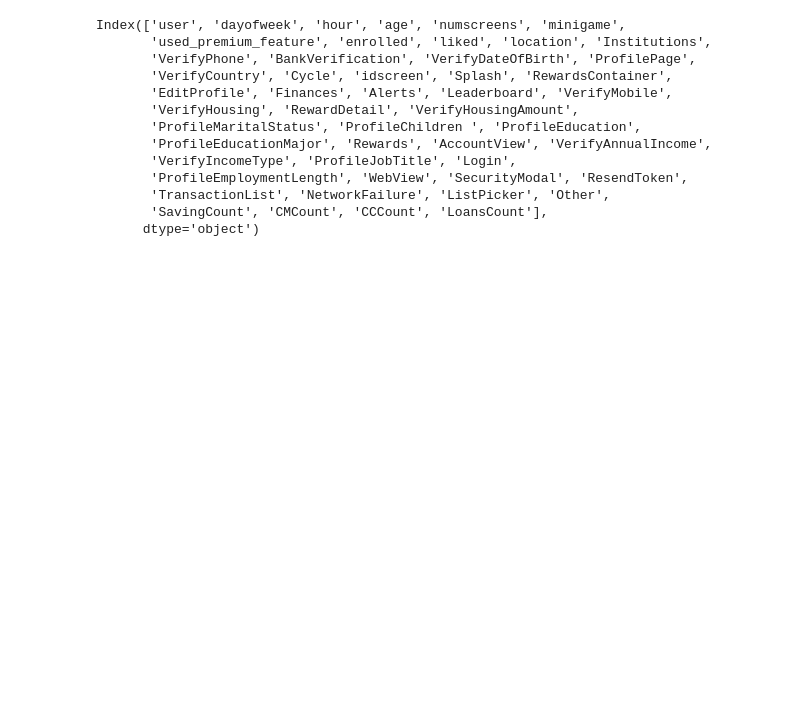
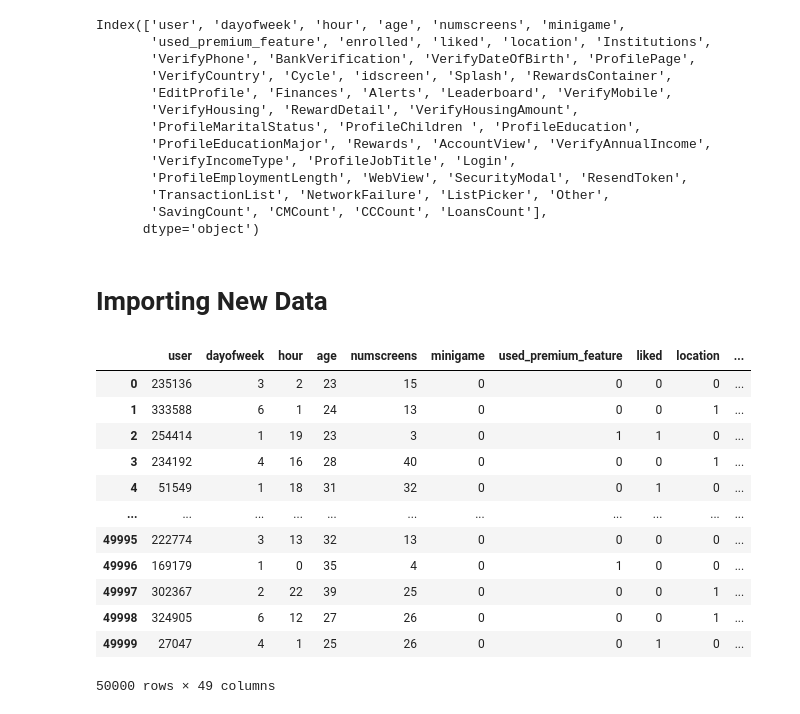
Before and after one commit to yashguptaab99/Directing-Customers-to-Subscription-Through-App-Behavior-Analysis, a Jupyter notebook: Directing_Customers_to_Subscription_Through_App_Behavior_Analysis.ipynb, the cells around one changed output. Saved outputs shown, nothing was run; the diff lists cells and outputs as text; code cells hidden in the pictures; blank space fills up the shorter version.

```diff
--- a/Directing_Customers_to_Subscription_Through_App_Behavior_Analysis.ipynb
+++ b/Directing_Customers_to_Subscription_Through_App_Behavior_Analysis.ipynb
@@ -311,0 +310,23 @@ dataset.to_csv('new_appdata10.csv', index = False)
+# %% [markdown]
+# Importing New Data
+# %%
+dataset = pd.read_csv('new_appdata10.csv')
+dataset.head()
+y = dataset.enrolled
+X = dataset.drop(columns = 'enrolled')
+# %%
+X
+# %% [output]
+|  | user | dayofweek | hour | age | numscreens | minigame | used_premium_feature | liked | location | ... |
+| 0 | 235136 | 3 | 2 | 23 | 15 | 0 | 0 | 0 | 0 | ... |
+| 1 | 333588 | 6 | 1 | 24 | 13 | 0 | 0 | 0 | 1 | ... |
+| 2 | 254414 | 1 | 19 | 23 | 3 | 0 | 1 | 1 | 0 | ... |
+| 3 | 234192 | 4 | 16 | 28 | 40 | 0 | 0 | 0 | 1 | ... |
+| 4 | 51549 | 1 | 18 | 31 | 32 | 0 | 0 | 1 | 0 | ... |
+| ... | ... | ... | ... | ... | ... | ... | ... | ... | ... | ... |
+| 49995 | 222774 | 3 | 13 | 32 | 13 | 0 | 0 | 0 | 0 | ... |
+| 49996 | 169179 | 1 | 0 | 35 | 4 | 0 | 1 | 0 | 0 | ... |
+| 49997 | 302367 | 2 | 22 | 39 | 25 | 0 | 0 | 0 | 1 | ... |
+| 49998 | 324905 | 6 | 12 | 27 | 26 | 0 | 0 | 0 | 1 | ... |
+| 49999 | 27047 | 4 | 1 | 25 | 26 | 0 | 0 | 1 | 0 | ... |
+50000 rows × 49 columns
```
Also changed, not shown: parts of 36 cells of this notebook.
